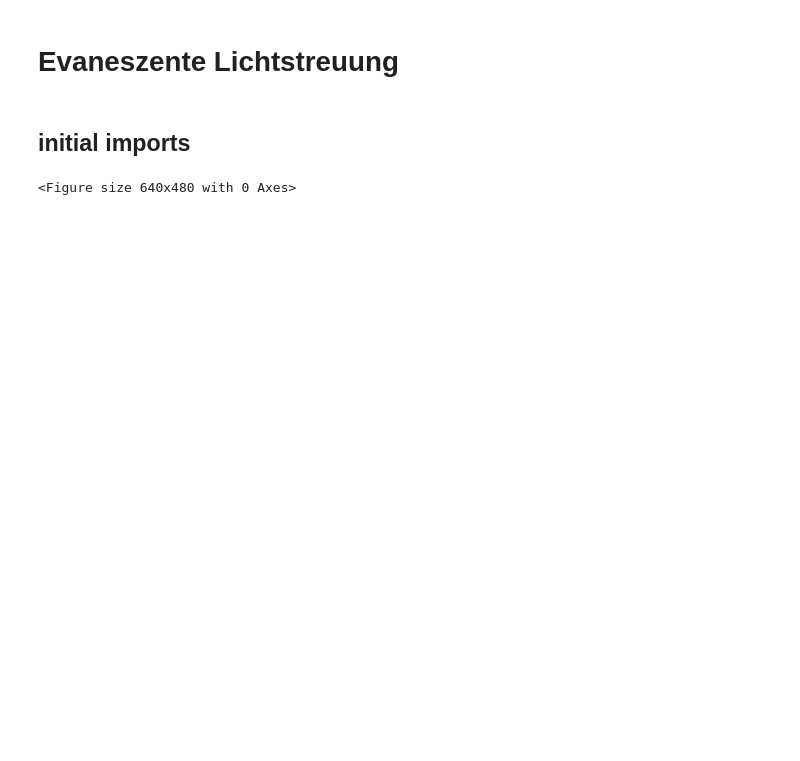
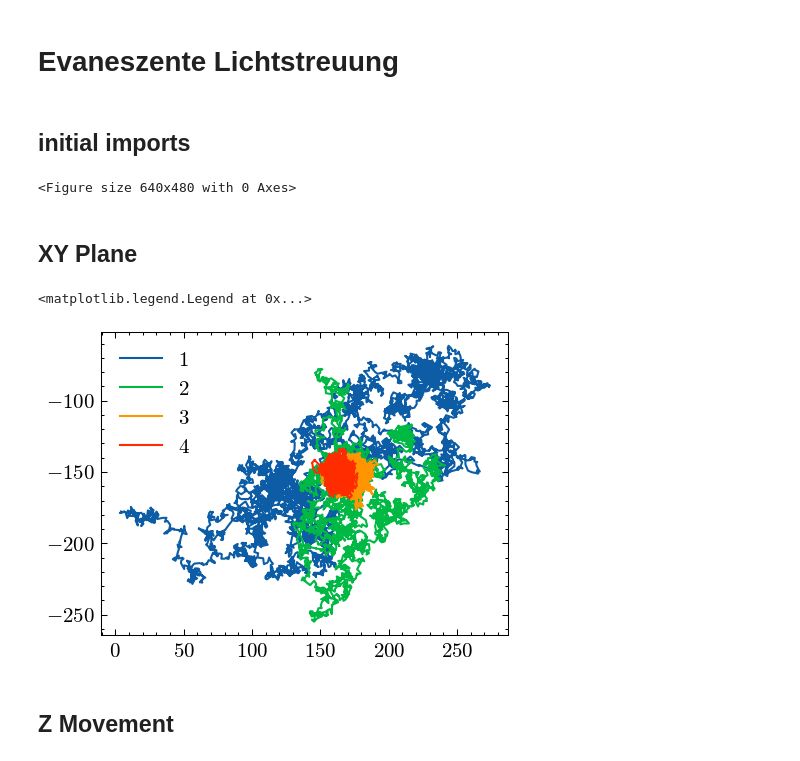
Before and after one commit to emhl/FP2, a Jupyter notebook: evaneszenz.ipynb, the cells around one changed output. Saved outputs shown, nothing was run; the diff lists cells and outputs as text; code cells hidden in the pictures; blank space fills up the shorter version.

Commit message:
import data

```diff
--- a/evaneszenz.ipynb
+++ b/evaneszenz.ipynb
@@ -34,3 +34,26 @@ from uncertainties.unumpy import std_devs as sd
 outdir = f'plots/evaneszenz/'
 datadir = f'data/evaneszenz/'
 os.makedirs(outdir, exist_ok=True)
+# %%
+files1 = ['no_trap_3.avi_coord_new.txt','trap_0_80V.avi_coord_new.txt','trap_0_90V.avi_coord_new.txt', 'trap_1_00V.avi_coord_new.txt']
+files2 = ['messung_1_2023-11-08_11-34-24.dat', 'messung_2_2023-11-08_11-53-21.dat', 'messung_3_2023-11-08_14-01-37.dat', 'messung_4_2023-11-08_14-17-39.dat', 'messung_5_2023-11-08_14-40-51.dat' ]
+# %% [markdown]
+## XY Plane
+# %%
+data1 = []*len(files1)
+for i, f in enumerate(files1):
+    data1.append(pd.read_csv(datadir + 'part 1/' + f,sep="\t",header=None))
+# %%
+plt.figure()
+for i, dat in enumerate(data1):
+    # plt.plot(dat[0],-dat[1],label=i+1)
+    dat2 = dat.drop(dat[dat[1]+dat[0]>460].index)
+    plt.plot(dat2[0],-dat2[1],label=i+1)
+    # dat2.to_csv(f"{datadir}part_1_messung_{i+1}.tsv",sep="\t",header=None,index=None)
+
+plt.legend()
+# %% [output]
+<matplotlib.legend.Legend at 0x...>
+[figure, added]
+# %% [markdown]
+## Z Movement
```
Also changed, not shown: parts of 2 cells of this notebook, 14 other files.
